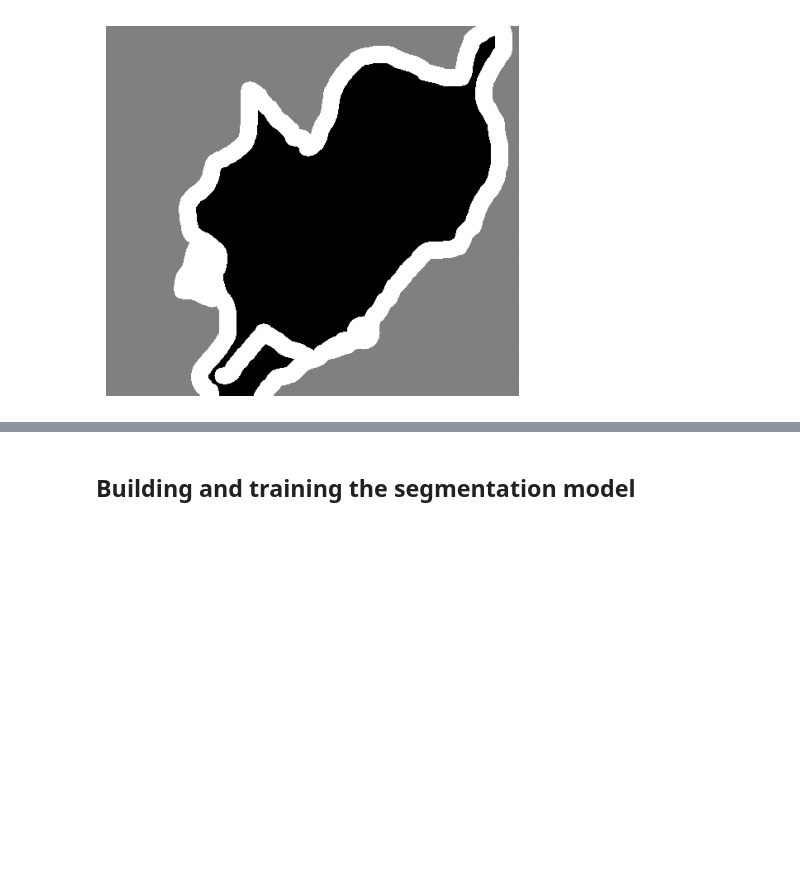
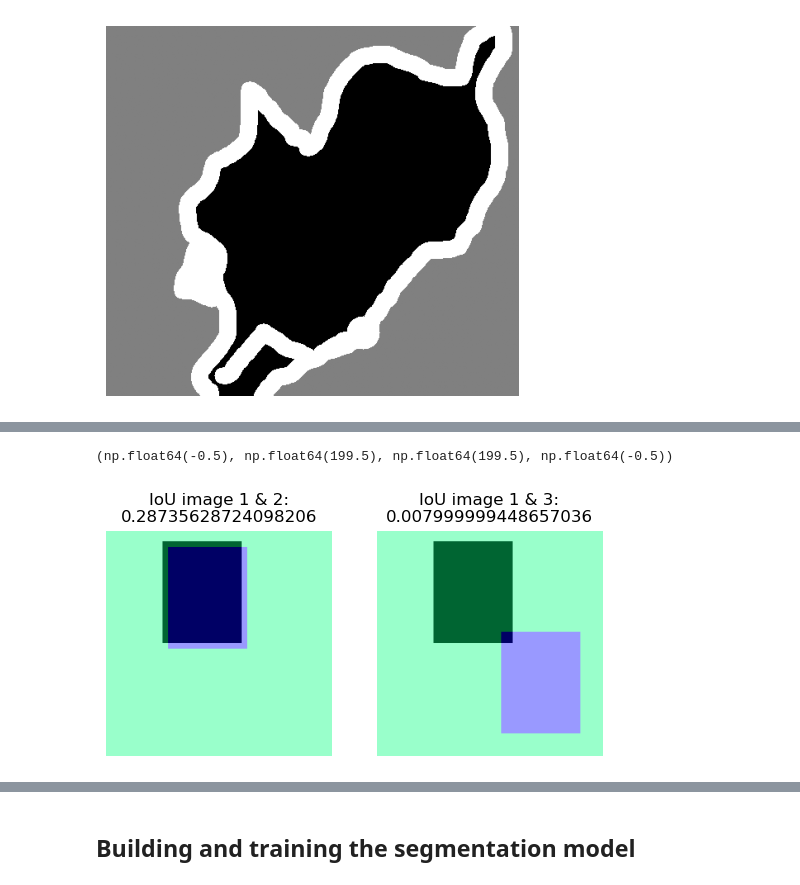
Before and after one commit to arsiliath/DLWP, a Jupyter notebook: lectures/06/chapter11_image-segmentation.ipynb, the cells around one changed output, grey strips where cells are left out. Saved outputs shown, nothing was run; the diff lists cells and outputs as text; code cells hidden in the pictures; blank space fills up the shorter version.

```diff
--- a/lectures/06/chapter11_image-segmentation.ipynb
+++ b/lectures/06/chapter11_image-segmentation.ipynb
@@ -161,0 +216,49 @@ val_targets = targets[-num_val_samples:]
+# %%
+iou_test = keras.metrics.IoU(
+    # Specifies the total number of classes
+    num_classes=3,
+    # Specifies the class to compute IoU for (0 = foreground)
+    target_class_ids=(0,),
+    # Our targets are sparse (integer class IDs).
+    sparse_y_true=True,
+    # Unlike during training, our predictions are sparse as well
+    sparse_y_pred=True,
+)
+# %%
+# create synthetic images, adding an area with zeros
+test_image1 = np.ones((200,200,1)).astype("int32")
+test_image1[10:100, 50:120] = 0.
+
+test_image2 = np.ones((200,200,1)).astype("int32")
+test_image2[15:105, 55:125] = 0.
+
+test_image3 = np.ones((200,200,1)).astype("int32")
+test_image3[90:180, 110:180] = 0.
+
+# computing the IoU for one pair
+iou_test.update_state(test_image1, test_image2)
+io_img1_img2 = iou_test.result().item()
+
+# reset
+iou_test.reset_state()
+
+# computing the IoU for the other pair
+iou_test.update_state(test_image1, test_image3)
+io_img1_img3 = iou_test.result().item()
+
+fig, axs = plt.subplots(1, 2)
+
+# ---- Image 1 vs 2 ----
+axs[0].set_title(f"IoU image 1 & 2:\n{io_img1_img2}")
+axs[0].imshow(test_image1, cmap="gray")
+axs[0].imshow(test_image2, cmap="winter", alpha=0.4)
+axs[0].axis("off")
+
+# ---- Image 1 vs 3 ----
+axs[1].set_title(f"IoU image 1 & 3:\n{io_img1_img3}")
+axs[1].imshow(test_image1, cmap="gray")
+axs[1].imshow(test_image3, cmap="winter", alpha=0.4)
+axs[1].axis("off")
+# %% [output]
+(np.float64(-0.5), np.float64(199.5), np.float64(199.5), np.float64(-0.5))
+[figure, added]
```
Also changed, not shown: parts of 43 cells of this notebook.
